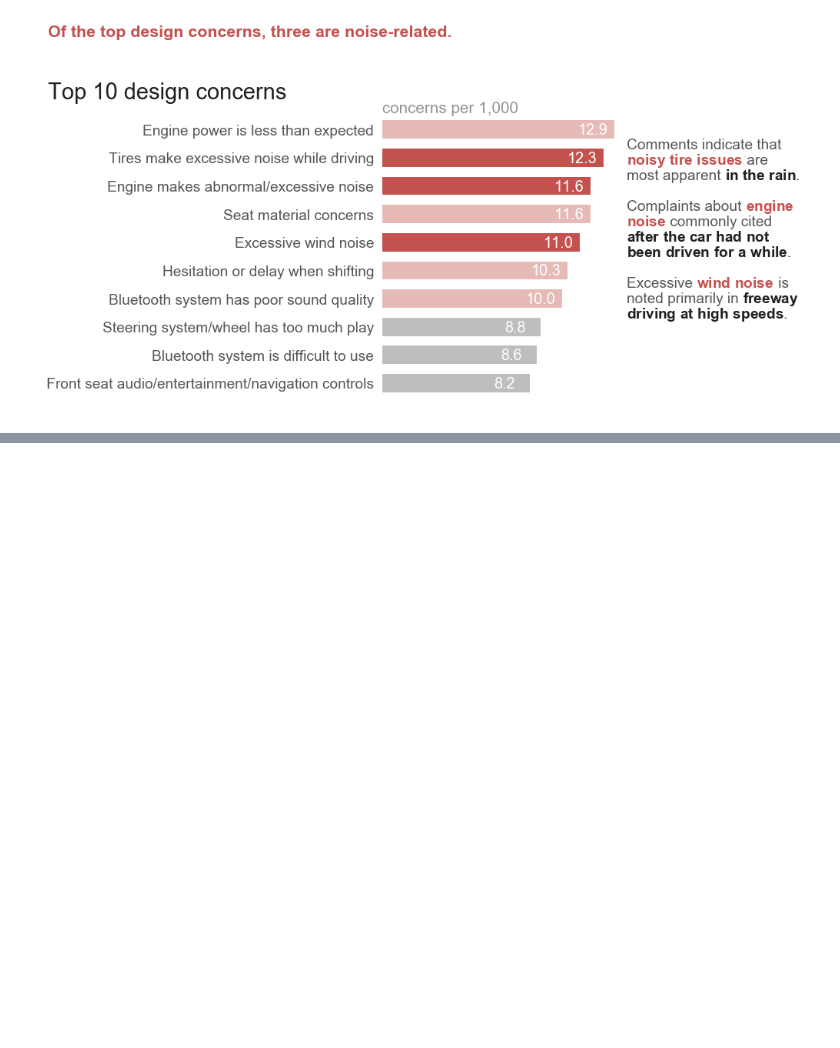
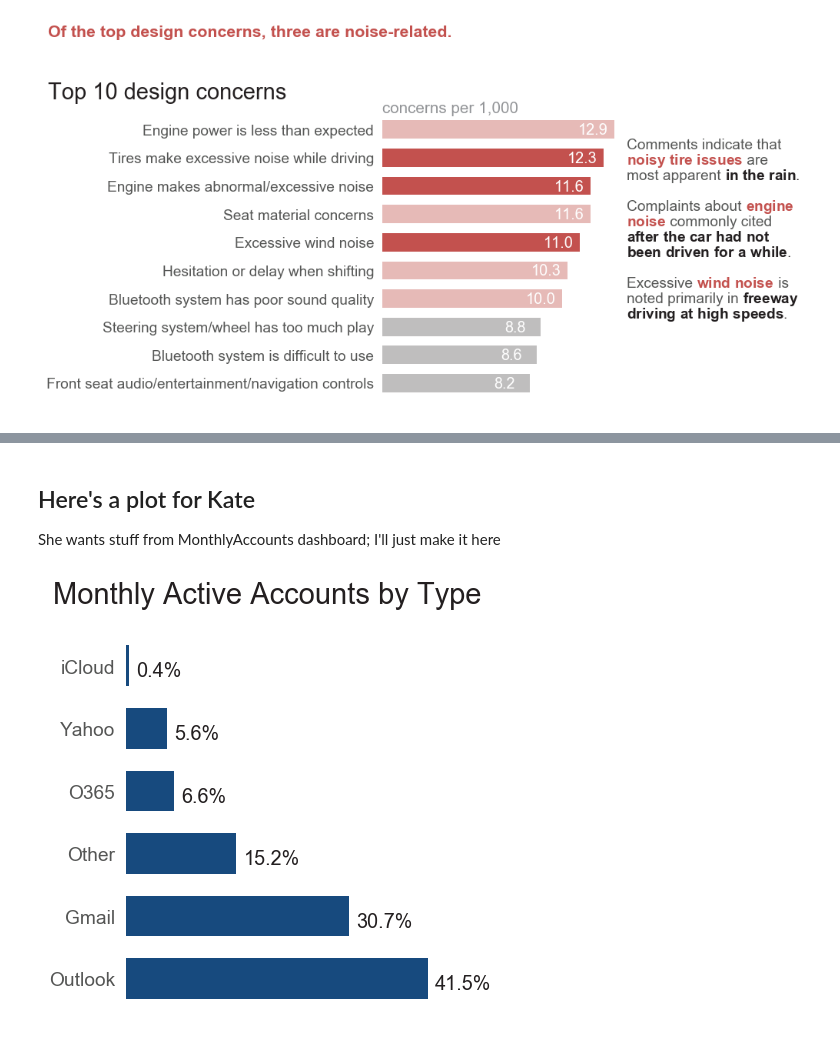
Before and after one commit to marichards/DS_Pipelines, a Jupyter notebook: Storytelling_with_Data.ipynb, the cells around one changed output, grey strips where cells are left out. Saved outputs shown, nothing was run; the diff lists cells and outputs as text; code cells hidden in the pictures; blank space fills up the shorter version.

```diff
--- a/Storytelling_with_Data.ipynb
+++ b/Storytelling_with_Data.ipynb
@@ -456,0 +517,59 @@ rainbow_text(
+# %% [markdown]
+## Here's a plot for Kate
+
+She wants stuff from MonthlyAccounts dashboard; I'll just make it here
+# %%
+## The actual data
+# concerns and their distribution
+X = ['Outlook',
+     'Gmail',
+     'Other',
+     'O365',
+     'Yahoo',
+     'iCloud']
+
+rawCounts = np.array([14653016, 10852529, 5356795, 2340936, 1983786, 131939])
+Y = (rawCounts/(rawCounts.sum()) * 100).round(decimals = 1)
+
+
+# create new figure
+fig, ax1 = plt.subplots(figsize=(9, 4.65), # width, height in inches
+                        dpi=110)           # resolution of the figure
+
+# tune the subplot layout by setting sides of the figure
+fig.subplots_adjust(left=0.445, right=0.765, top=0.77, bottom=0.01)
+
+# draw horizontal colored bars
+bars = ax1.barh(range(len(X)),
+                Y,
+                height=0.65,
+                color= BLUE1)#[GRAY9]*6) + [RED2]*2 + [RED1, RED2] + [RED1]*2 + [RED2])
+
+# add numerical data labels for each bar
+for i, b in enumerate(bars):
+    plt.text(b.get_width() +1 , b.get_y() + 0.15,
+             str(Y[i]) + '%',
+             fontsize=13,
+             color=GRAY1)
+
+# set properties for axes object (ticks for all issues with labels)
+plt.setp(ax1, yticks=np.arange(len(X)), yticklabels=X)
+
+# change the appearance of ticks, tick labels, and gridlines
+ax1.tick_params(bottom=False, left=False, labelbottom=False)
+
+# configure y tick label appearance
+for item in ax1.get_yticklabels():
+    item.set_fontsize(12.5)
+    item.set_color(GRAY3)
+
+# remove chart border
+for spine in ax1.spines.values():
+    spine.set_visible(False)
+
+# title the plot
+ax1.text(-10, 6, 'Monthly Active Accounts by Type', fontsize=19, color=GRAY1)
+
+plt.show()
+# %% [output]
+[figure, added]
```
Also changed, not shown: parts of 5 cells of this notebook, 7 other files.
